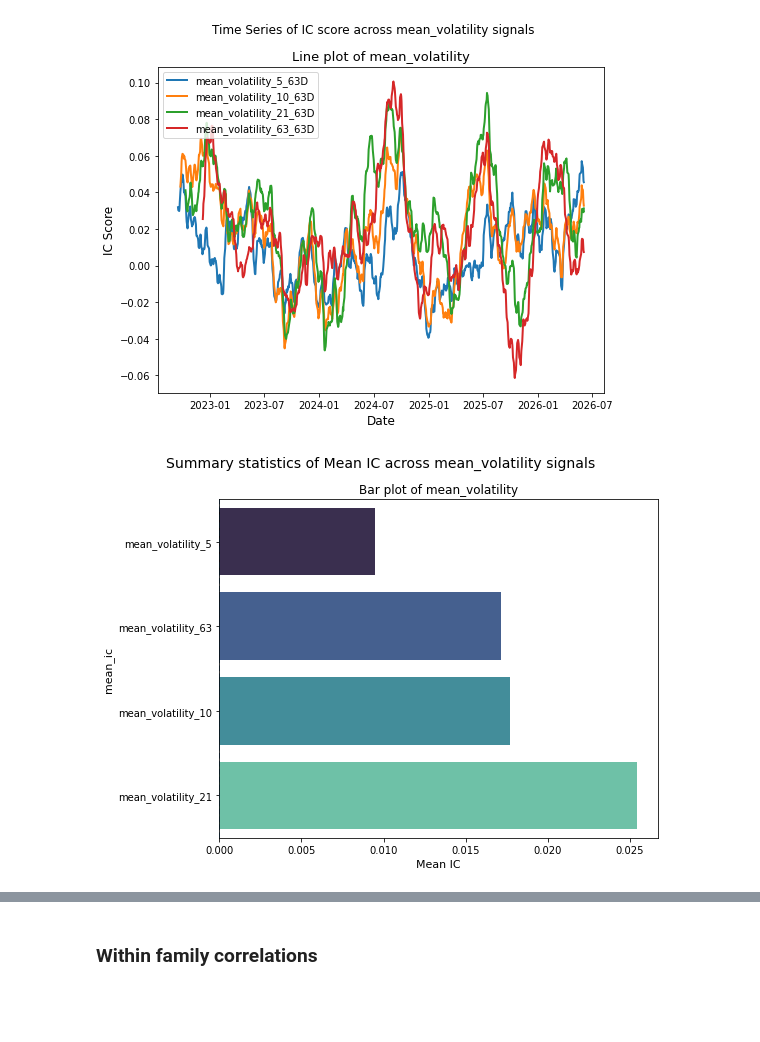
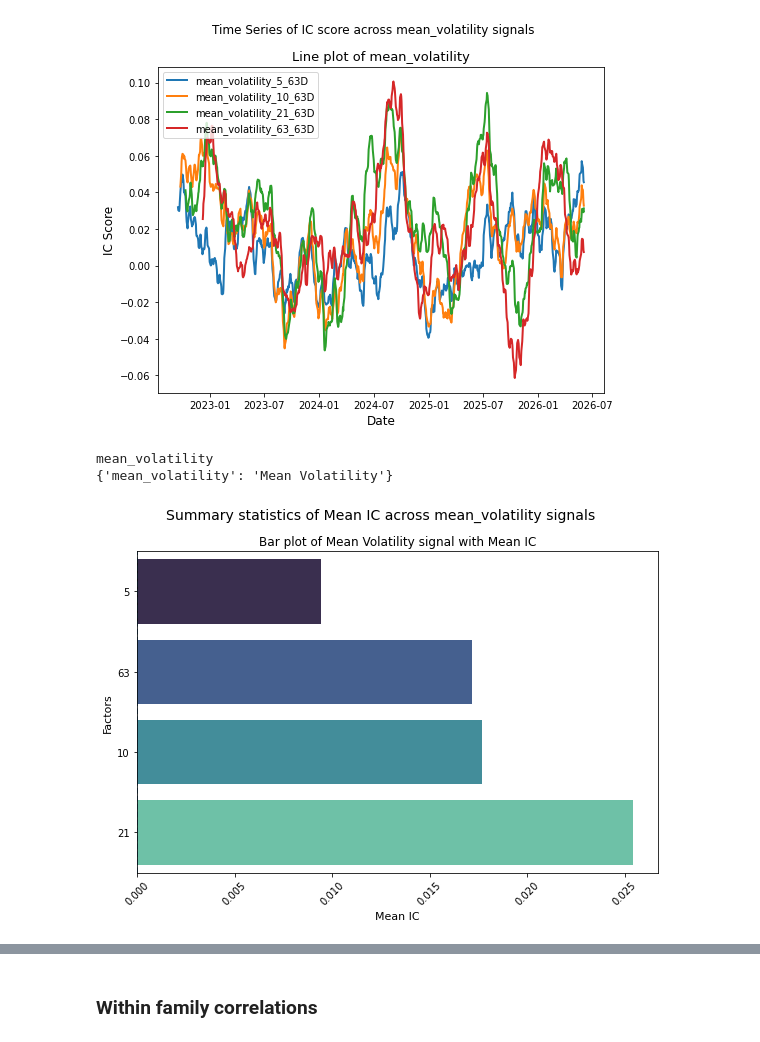
Before and after one commit to hungryfire267/systematic-equities-research, a Jupyter notebook: notebooks/research.ipynb, the cells around one changed output, grey strips where cells are left out. Saved outputs shown, nothing was run; the diff lists cells and outputs as text; code cells hidden in the pictures; blank space fills up the shorter version.

Commit message:
Added files/plots

```diff
--- a/notebooks/research.ipynb
+++ b/notebooks/research.ipynb
@@ -124,6 +127,14 @@ plot_ic_timeseries(mv_results_ic_dict, "mean_volatility")
 # %% [output]
 [figure]
 # %%
-plot_ic_summary_bar(mv_results_ic_dict, mv_summary_ic_df, "mean_volatility", metric="mean_ic")
+name_dict = {
+    "mean_volatility": "Mean Volatility"
+}
+
+plot_mv_summary_ic_df = summary_plot_final_df(mv_summary_ic_df)
+
+plot_ic_summary_bar(mv_results_ic_dict, plot_mv_summary_ic_df, name_dict, "mean_volatility", metric="mean_ic")
 # %% [output]
+mean_volatility
+{'mean_volatility': 'Mean Volatility'}
-[figure, old version]
+[figure, new version]
```
Also changed, not shown: parts of 58 cells of this notebook, 3 other files.
